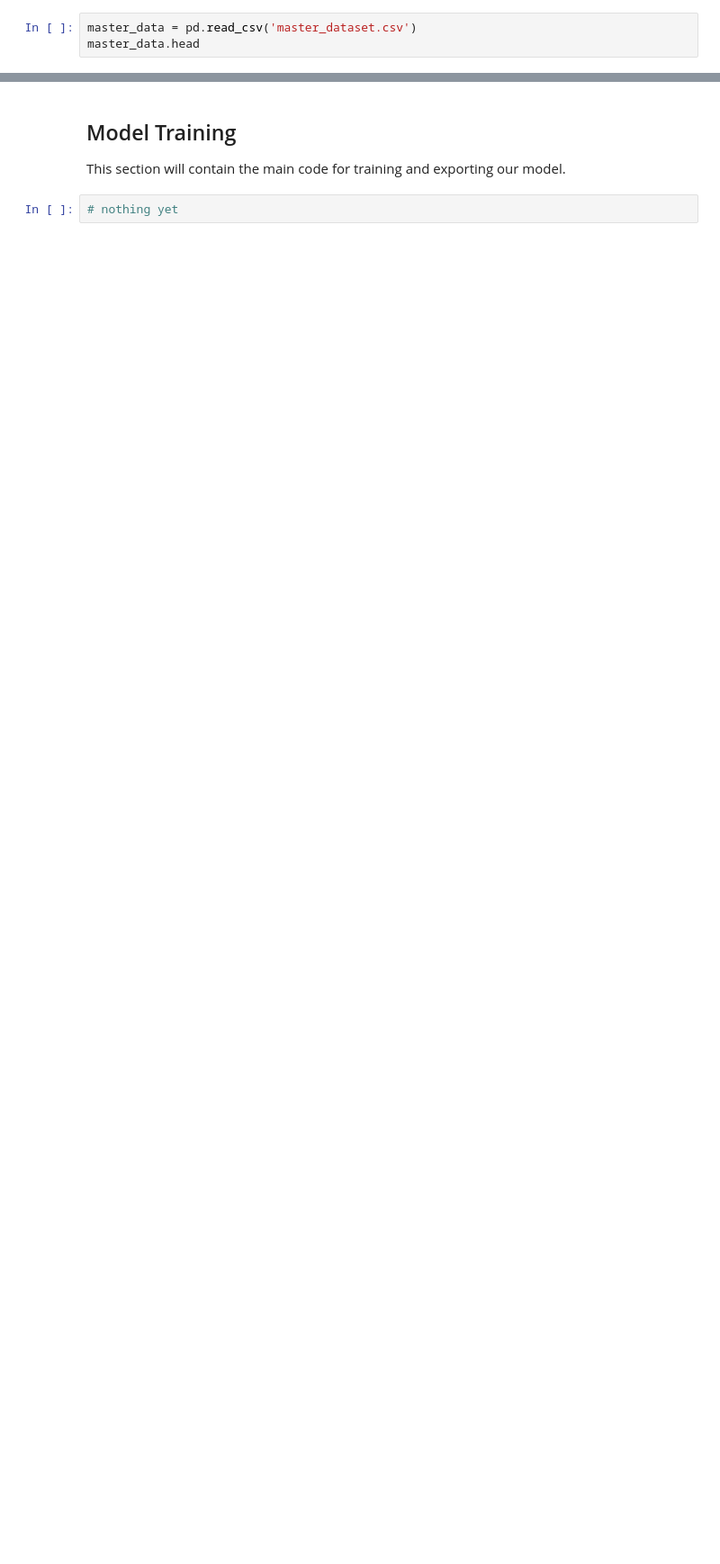
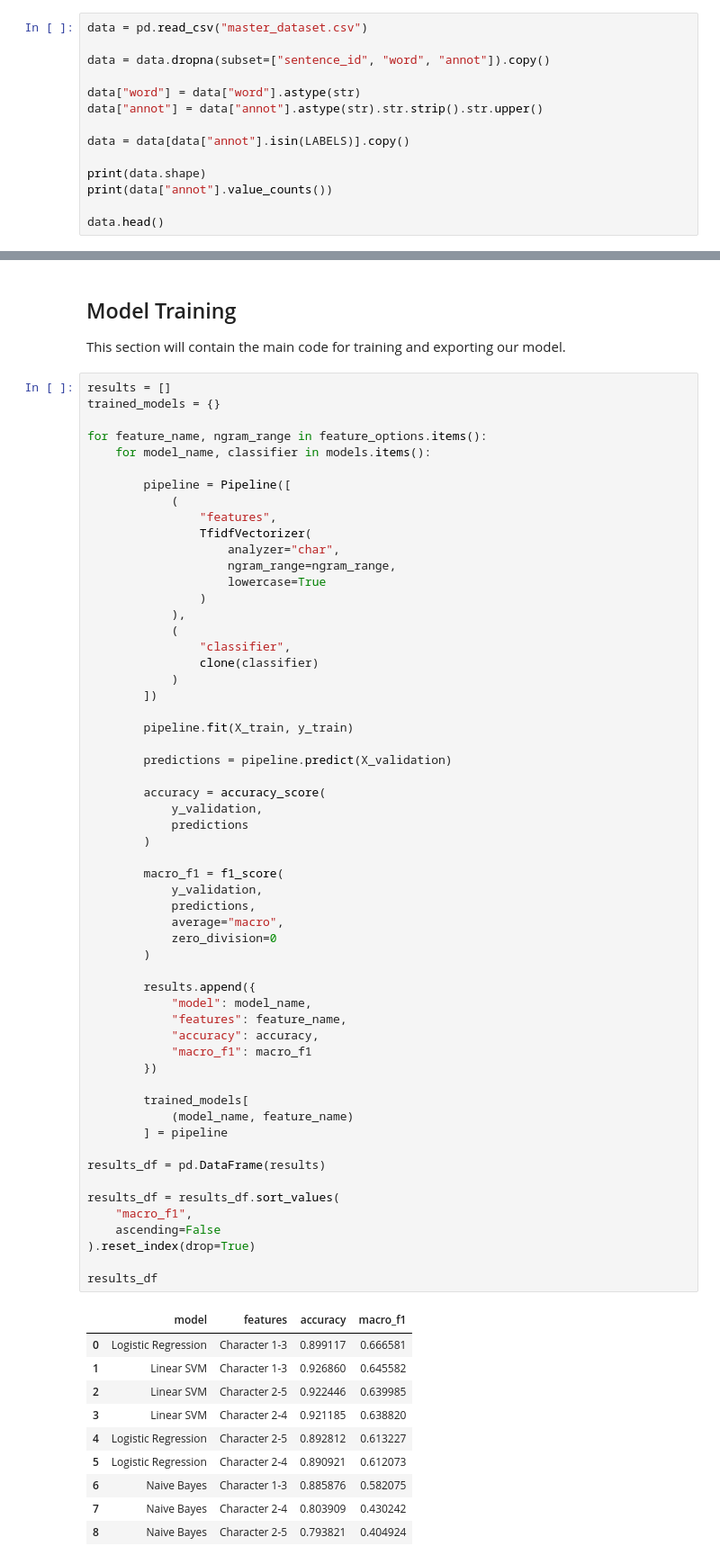
Before and after one commit to notgian/intsycurities, a Jupyter notebook: mco2-pinoybot/intsycure.ipynb, the cells around one changed output, grey strips where cells are left out. Shown at 90% size. Saved outputs shown, nothing was run; the diff lists cells and outputs as text; blank space fills up the shorter version.

```diff
--- a/mco2-pinoybot/intsycure.ipynb
+++ b/mco2-pinoybot/intsycure.ipynb
@@ -19,6 +40,17 @@ import pandas as pd
 ## Importing the Data
 The `master_dataset.csv` file is imported, ready to be used.
 # %%
-master_data = pd.read_csv('master_dataset.csv')
-master_data.head
+data = pd.read_csv("master_dataset.csv")
+
+data = data.dropna(subset=["sentence_id", "word", "annot"]).copy()
+
+data["word"] = data["word"].astype(str)
+data["annot"] = data["annot"].astype(str).str.strip().str.upper()
+
+data = data[data["annot"].isin(LABELS)].copy()
+
+print(data.shape)
+print(data["annot"].value_counts())
+
+data.head()
 # %% [output]
@@ -49,4 +179,70 @@ In this section, we will engineer each of the features for the model to be train
 ## Model Training
 This section will contain the main code for training and exporting our model.
 # %%
-# nothing yet
+results = []
+trained_models = {}
+
+for feature_name, ngram_range in feature_options.items():
+    for model_name, classifier in models.items():
+
+        pipeline = Pipeline([
+            (
+                "features",
+                TfidfVectorizer(
+                    analyzer="char",
+                    ngram_range=ngram_range,
+                    lowercase=True
+                )
+            ),
+            (
+                "classifier",
+                clone(classifier)
+            )
+        ])
+
+        pipeline.fit(X_train, y_train)
+
+        predictions = pipeline.predict(X_validation)
+
+        accuracy = accuracy_score(
+            y_validation,
+            predictions
+        )
+
+        macro_f1 = f1_score(
+            y_validation,
+            predictions,
+            average="macro",
+            zero_division=0
+        )
+
+        results.append({
+            "model": model_name,
+            "features": feature_name,
+            "accuracy": accuracy,
+            "macro_f1": macro_f1
+        })
+
+        trained_models[
+            (model_name, feature_name)
+        ] = pipeline
+
+results_df = pd.DataFrame(results)
+
+results_df = results_df.sort_values(
+    "macro_f1",
+    ascending=False
+).reset_index(drop=True)
+
+results_df
+# %% [output]
+|  | model | features | accuracy | macro_f1 |
+| 0 | Logistic Regression | Character 1-3 | 0.899117 | 0.666581 |
+| 1 | Linear SVM | Character 1-3 | 0.926860 | 0.645582 |
+| 2 | Linear SVM | Character 2-5 | 0.922446 | 0.639985 |
+| 3 | Linear SVM | Character 2-4 | 0.921185 | 0.638820 |
+| 4 | Logistic Regression | Character 2-5 | 0.892812 | 0.613227 |
+| 5 | Logistic Regression | Character 2-4 | 0.890921 | 0.612073 |
+| 6 | Naive Bayes | Character 1-3 | 0.885876 | 0.582075 |
+| 7 | Naive Bayes | Character 2-4 | 0.803909 | 0.430242 |
+| 8 | Naive Bayes | Character 2-5 | 0.793821 | 0.404924 |
```
Also changed, not shown: parts of 8 cells of this notebook, 2 other files.
